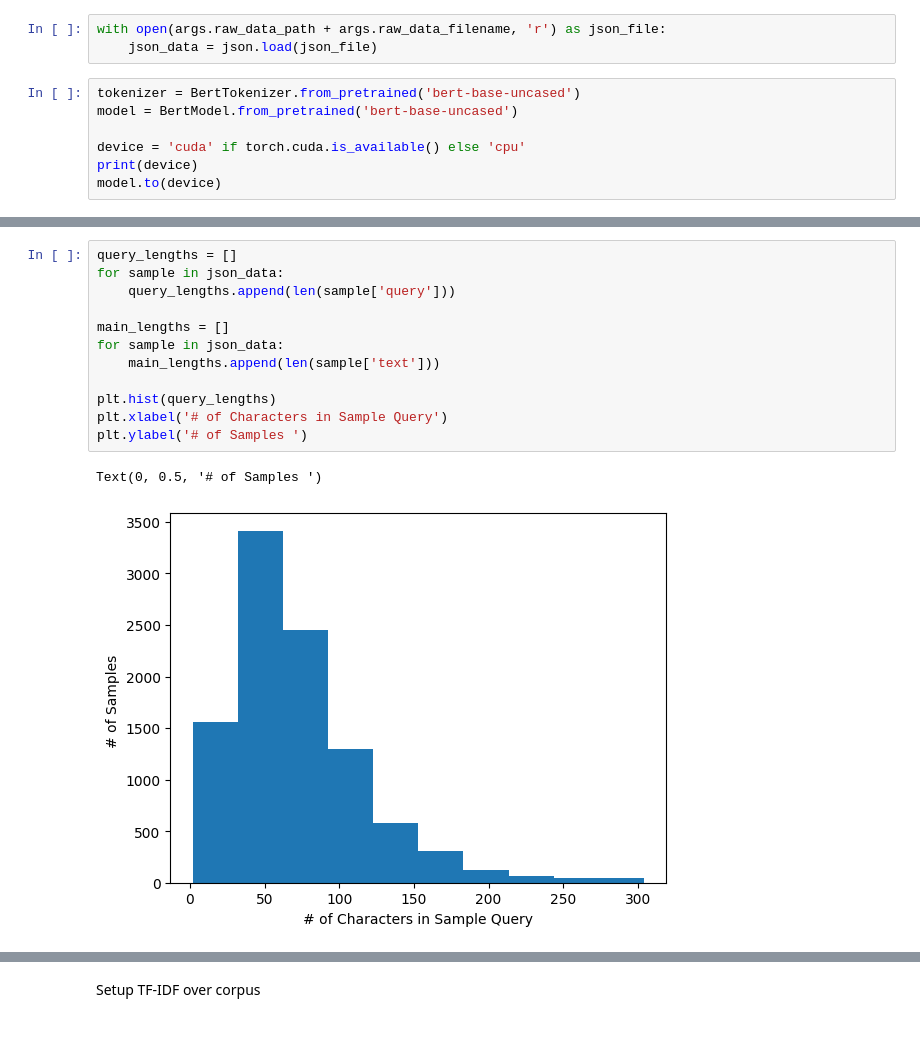
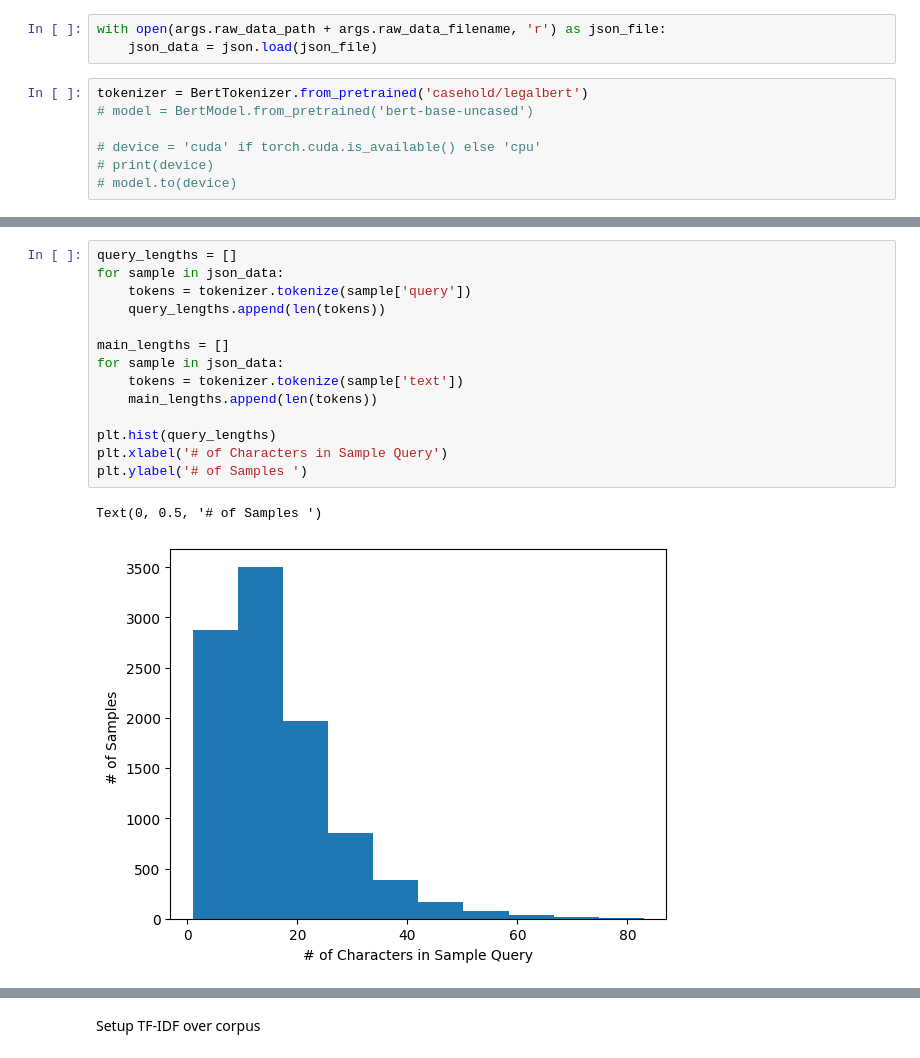
Before and after one commit to jimmyjz1127/LegalNLP, a Jupyter notebook: Notebooks/preprocess_ir_data.ipynb, the cells around one changed output, grey strips where cells are left out. Drawn from its saved outputs; the diff is of its cells as text.

```diff
--- a/Notebooks/preprocess_ir_data.ipynb
+++ b/Notebooks/preprocess_ir_data.ipynb
@@ -57,9 +49,9 @@ Load & Process Raw Data
 with open(args.raw_data_path + args.raw_data_filename, 'r') as json_file:
     json_data = json.load(json_file)
 # %%
-tokenizer = BertTokenizer.from_pretrained('bert-base-uncased')
-model = BertModel.from_pretrained('bert-base-uncased')
+tokenizer = BertTokenizer.from_pretrained('casehold/legalbert')
+# model = BertModel.from_pretrained('bert-base-uncased')
 
-device = 'cuda' if torch.cuda.is_available() else 'cpu'
-print(device)
-model.to(device)
+# device = 'cuda' if torch.cuda.is_available() else 'cpu'
+# print(device)
+# model.to(device)
@@ -85,18 +58,20 @@ BertModel(
 # %%
 query_lengths = []
 for sample in json_data:
-    query_lengths.append(len(sample['query']))
+    tokens = tokenizer.tokenize(sample['query'])
+    query_lengths.append(len(tokens))
 
 main_lengths = []
 for sample in json_data:
-    main_lengths.append(len(sample['text']))
+    tokens = tokenizer.tokenize(sample['text'])
+    main_lengths.append(len(tokens))
 
 plt.hist(query_lengths)
 plt.xlabel('# of Characters in Sample Query')
 plt.ylabel('# of Samples ')
 # %% [output]
 Text(0, 0.5, '# of Samples ')
-[figure, old version]
+[figure, new version]
 # %%
 plt.hist(main_lengths)
 plt.xlabel('# of Characters in Sample Main')
```
Also changed, not shown: parts of 7 cells of this notebook, 6 other files.
